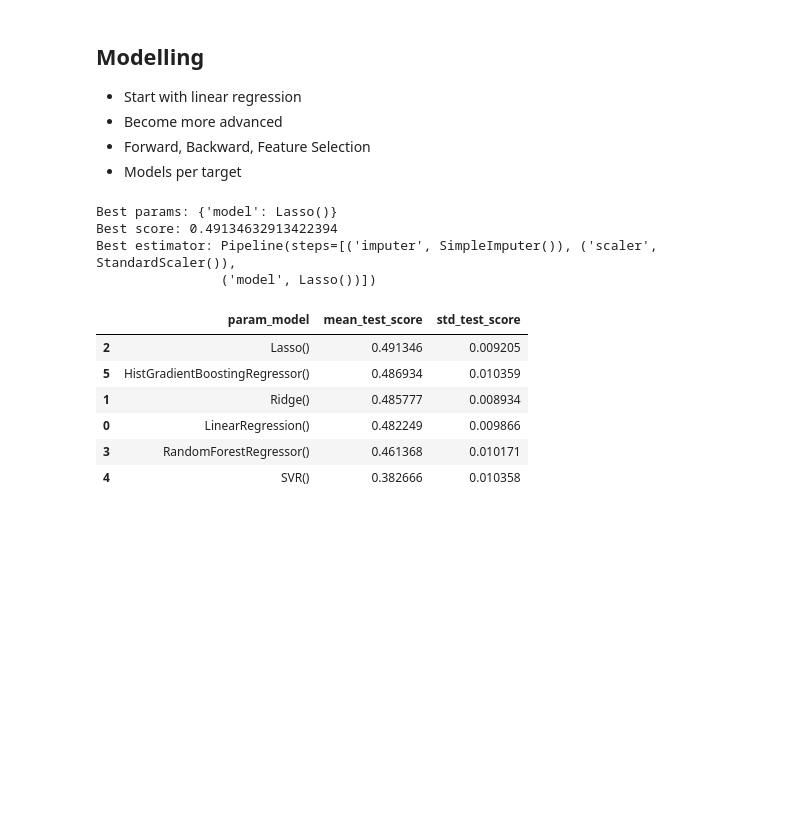
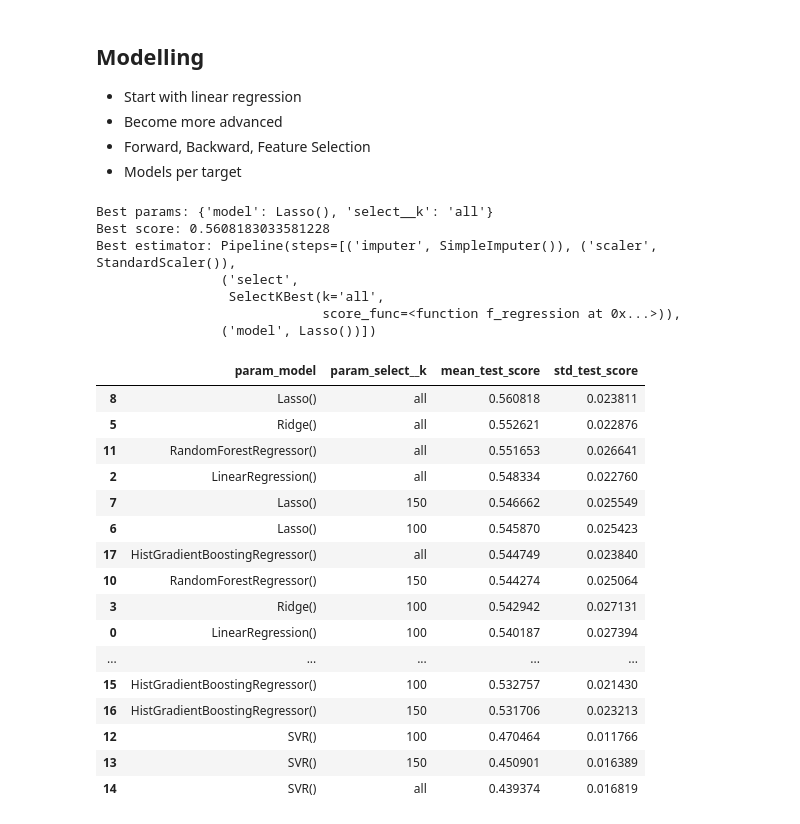
Before and after one commit to vivsiv/ff-model, a Jupyter notebook: notebooks/fantasy_data_collection.ipynb, the cells around one changed output. Drawn from its saved outputs; the diff is of its cells as text; code cells hidden in the pictures; blank space fills up the shorter version.

Commit message:
drop rookies, modelling fixes and tests

```diff
--- a/notebooks/fantasy_data_collection.ipynb
+++ b/notebooks/fantasy_data_collection.ipynb
@@ -96,29 +117,48 @@ engineer.generate_feature_analysis()
 from src.modelling import FantasyModel
 
 ppr_model = FantasyModel(data_dir="../data", target_col="ppr_fantasy_points")
+ppr_ppg_model = FantasyModel(data_dir="../data", target_col="ppr_fantasy_points_per_game")
+standard_model = FantasyModel(data_dir="../data", target_col="standard_fantasy_points")
+standard_ppg_model = FantasyModel(data_dir="../data", target_col="standard_fantasy_points_per_game")
+vor_model = FantasyModel(data_dir="../data", target_col="value_over_replacement")
 # %%
-data = ppr_model.split_data()
+data = standard_model.split_data()
 
-eval_pipeline = ppr_model.create_pipeline()
-grid_search = ppr_model.create_grid_search(eval_pipeline, data)
+eval_pipeline = standard_model.create_pipeline()
+grid_search = standard_model.create_grid_search(eval_pipeline, data)
 
 print(f"Best params: {grid_search.best_params_}")
 print(f"Best score: {grid_search.best_score_}")
 print(f"Best estimator: {grid_search.best_estimator_}")
 # %% [output]
-Best params: {'model': Lasso()}
-Best score: 0.49134632913422394
+Best params: {'model': Lasso(), 'select__k': 'all'}
+Best score: 0.5608183033581228
 Best estimator: Pipeline(steps=[('imputer', SimpleImputer()), ('scaler', StandardScaler()),
+                ('select',
+                 SelectKBest(k='all',
+                             score_func=<function f_regression at 0x...>)),
                 ('model', Lasso())])
 # %%
 # Get mean test score and std test score for each model and make a dataframe out of it
 cv_results_df = pd.DataFrame(grid_search.cv_results_)
-display(cv_results_df[['param_model', 'mean_test_score', 'std_test_score']].sort_values(by='mean_test_score', ascending=False))
+#display(cv_results_df.columns)
+
+display(cv_results_df[['param_model', 'param_select__k', 'mean_test_score', 'std_test_score']].sort_values(by='mean_test_score', ascending=False))
 # %% [output]
-|  | param_model | mean_test_score | std_test_score |
-| 2 | Lasso() | 0.491346 | 0.009205 |
-| 5 | HistGradientBoostingRegressor() | 0.486934 | 0.010359 |
-| 1 | Ridge() | 0.485777 | 0.008934 |
-| 0 | LinearRegression() | 0.482249 | 0.009866 |
-| 3 | RandomForestRegressor() | 0.461368 | 0.010171 |
-| 4 | SVR() | 0.382666 | 0.010358 |
+|  | param_model | param_select__k | mean_test_score | std_test_score |
+| 8 | Lasso() | all | 0.560818 | 0.023811 |
+| 5 | Ridge() | all | 0.552621 | 0.022876 |
+| 11 | RandomForestRegressor() | all | 0.551653 | 0.026641 |
+| 2 | LinearRegression() | all | 0.548334 | 0.022760 |
+| 7 | Lasso() | 150 | 0.546662 | 0.025549 |
+| 6 | Lasso() | 100 | 0.545870 | 0.025423 |
+| 17 | HistGradientBoostingRegressor() | all | 0.544749 | 0.023840 |
+| 10 | RandomForestRegressor() | 150 | 0.544274 | 0.025064 |
+| 3 | Ridge() | 100 | 0.542942 | 0.027131 |
+| 0 | LinearRegression() | 100 | 0.540187 | 0.027394 |
+| ... | ... | ... | ... | ... |
+| 15 | HistGradientBoostingRegressor() | 100 | 0.532757 | 0.021430 |
+| 16 | HistGradientBoostingRegressor() | 150 | 0.531706 | 0.023213 |
+| 12 | SVR() | 100 | 0.470464 | 0.011766 |
+| 13 | SVR() | 150 | 0.450901 | 0.016389 |
+| 14 | SVR() | all | 0.439374 | 0.016819 |
```
Also changed, not shown: parts of 5 cells of this notebook, 3 other files.
